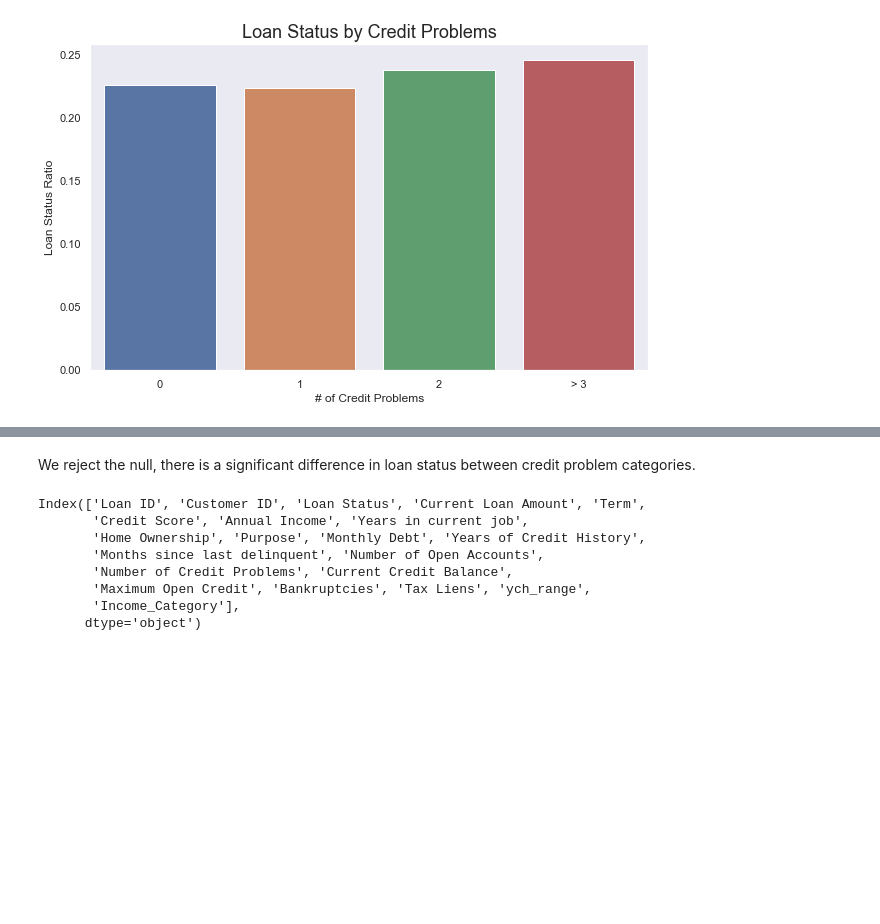
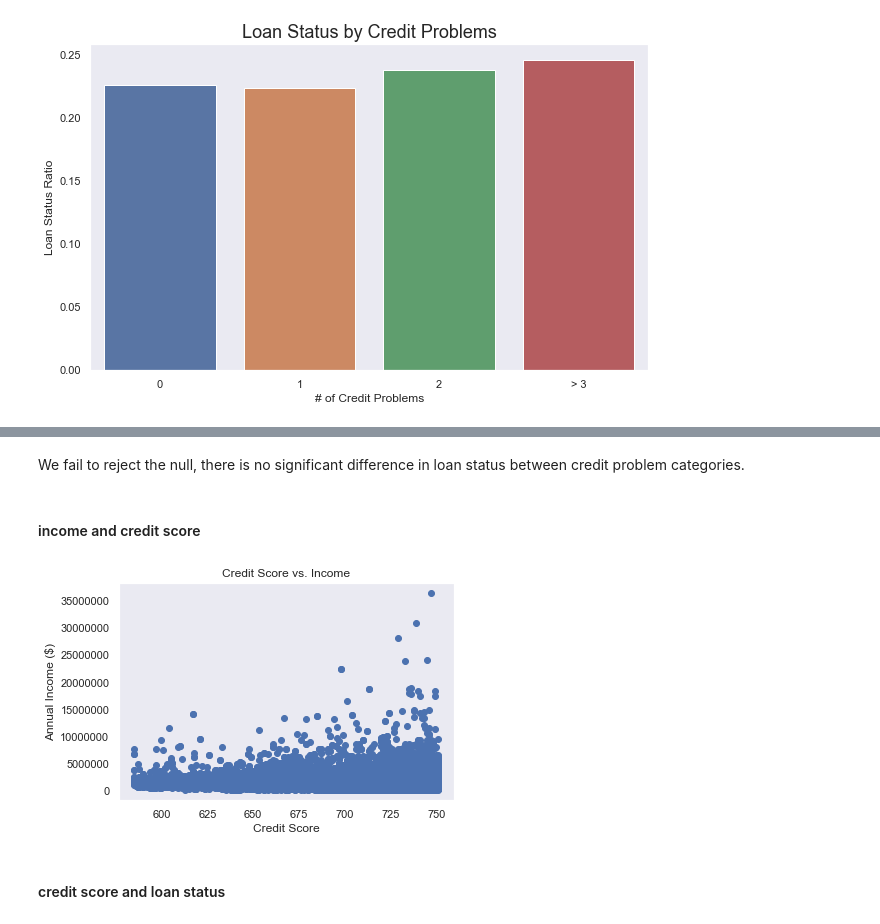
Before and after one commit to binyaz/binyo-lauren-bank-loan-status, a Jupyter notebook: datacleaning_eda.ipynb, the cells around one changed output, grey strips where cells are left out. Saved outputs shown, nothing was run; the diff lists cells and outputs as text; code cells hidden in the pictures; blank space fills up the shorter version.

```diff
--- a/datacleaning_eda.ipynb
+++ b/datacleaning_eda.ipynb
@@ -299,4 +307,6 @@ plt.title('Loan Status by Credit Problems', fontsize=18);
 # %%
 # H0: there is no significant difference in loan status between credit problem categories
 # H1: there is a significant different in loan status between credit problem categories
+# %%
+df2['Number of Credit Problems'] = df2['Number of Credit Problems'].astype(int)
 # %%
@@ -349,13 +359,23 @@ Dependent (reject H0)
 # %% [markdown]
-We reject the null, there is a significant difference in loan status between credit problem categories.
+We fail to reject the null, there is no significant difference in loan status between credit problem categories.
-# %%
-df.columns
-# %% [output]
-Index(['Loan ID', 'Customer ID', 'Loan Status', 'Current Loan Amount', 'Term',
-       'Credit Score', 'Annual Income', 'Years in current job',
-       'Home Ownership', 'Purpose', 'Monthly Debt', 'Years of Credit History',
-       'Months since last delinquent', 'Number of Open Accounts',
-       'Number of Credit Problems', 'Current Credit Balance',
-       'Maximum Open Credit', 'Bankruptcies', 'Tax Liens', 'ych_range',
-       'Income_Category'],
-      dtype='object')
+# %% [markdown]
+#### income and credit score
+# %%
+y = df2[df2['Annual Income'] <= 150000000]
+# %%
+x = y[(y[['Credit Score']]!= 0).all(axis=1)]
+# %%
+import matplotlib.pyplot as plt
+import numpy as np
+# Some example data to display
+fig, ax = plt.subplots()
+ax.scatter(x['Credit Score'], x['Annual Income'])
+ax.set_title('Credit Score vs. Income')
+ax.set_xlabel('Credit Score')
+ax.set_ylabel('Annual Income ($)')
+# set tick style
+ax.ticklabel_format(axis='y', style='plain')
+# %% [output]
+[figure, added]
+# %% [markdown]
+#### credit score and loan status
```
Also changed, not shown: parts of 21 cells of this notebook.
